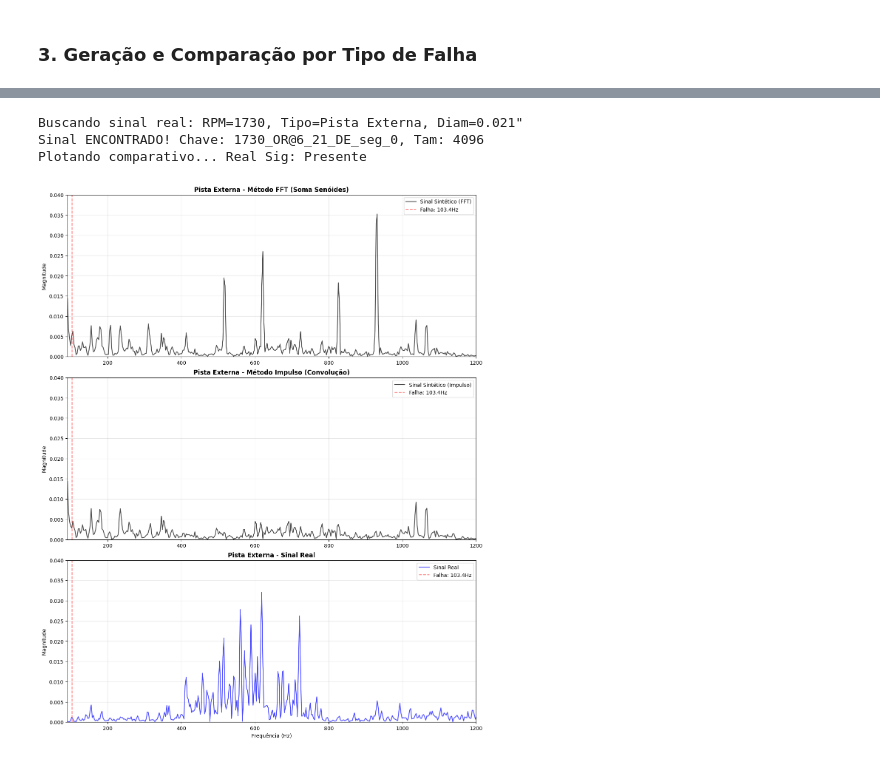
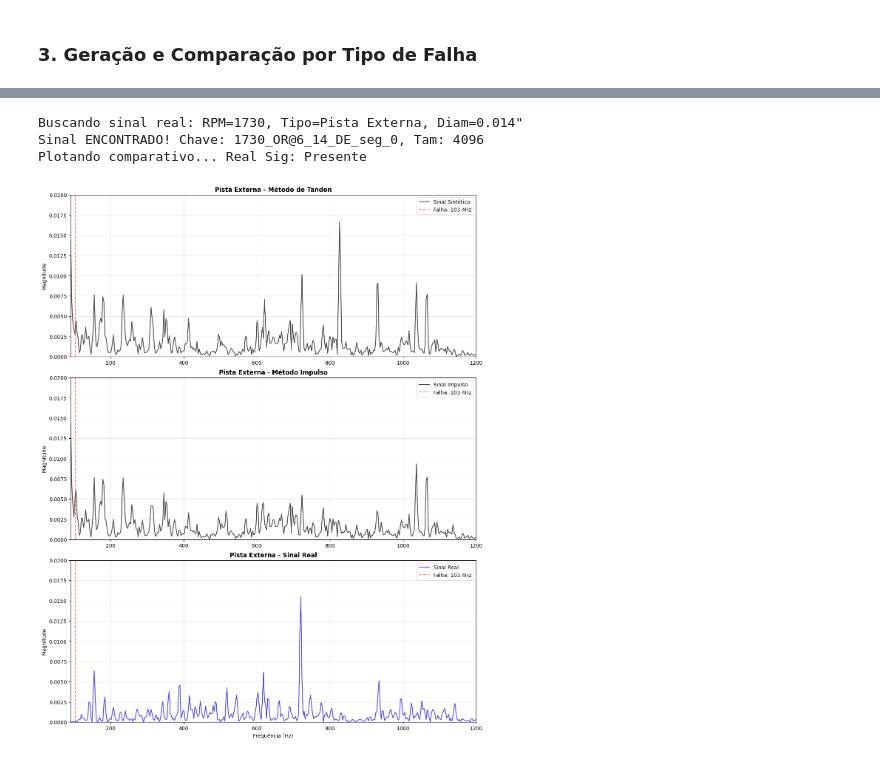
Before and after one commit to ViniciusTomsic/TCC, a Jupyter notebook: notebooks/compare_synthetic_methods.ipynb, the cells around one changed output, grey strips where cells are left out. Drawn from its saved outputs; the diff is of its cells as text; code cells hidden in the pictures.

Commit message:
feat: Add notebooks for comparing FFT and impulse-based synthetic fault signal generation methods and for general SAM analysis, incorporating a new low-pass filter.

```diff
--- a/notebooks/compare_synthetic_methods.ipynb
+++ b/notebooks/compare_synthetic_methods.ipynb
@@ -69,7 +69,7 @@ def plot_comparison(fault_name, sig_fft_comb, sig_impulse_comb, characteristic_f
     if "Esfera" in fault_name or "Ball" in fault_name:
         y_max = 0.020
     else:
-        y_max = 0.040
+        y_max = 0.020
 
     # Função interna para processar FFT com o novo filtro
     def calc_fft_and_process(sig):
@@ -100,17 +100,17 @@ def plot_comparison(fault_name, sig_fft_comb, sig_impulse_comb, characteristic_f
 
     # Plot 1: Método FFT
     x1, y1 = calc_fft_and_process(sig_fft_comb)
-    axes[0].plot(x1, y1, color='black', alpha=0.7, label='Sinal Sintético (FFT)')
+    axes[0].plot(x1, y1, color='black', alpha=0.7, label='Sinal Sintético')
     if characteristic_freq:
         axes[0].axvline(x=characteristic_freq, color='red', linestyle='--', alpha=0.5, label=f'Falha: {characteristic_freq:.1f}Hz')
-    setup_axis(axes[0], f"{fault_name} - Método FFT (Soma Senóides)")
+    setup_axis(axes[0], f"{fault_name} - Método de Tandon")
 
     # Plot 2: Método Impulso
     x2, y2 = calc_fft_and_process(sig_impulse_comb)
-    axes[1].plot(x2, y2, color='black', alpha=0.7, label='Sinal Sintético (Impulso)')
+    axes[1].plot(x2, y2, color='black', alpha=0.7, label='Sinal Impulso')
     if characteristic_freq:
         axes[1].axvline(x=characteristic_freq, color='red', linestyle='--', alpha=0.5, label=f'Falha: {characteristic_freq:.1f}Hz')
-    setup_axis(axes[1], f"{fault_name} - Método Impulso (Convolução)")
+    setup_axis(axes[1], f"{fault_name} - Método Impulso")
 
     # Plot 3: Sinal Real (Opcional)
     if sig_real is not None:
@@ -155,7 +153,7 @@ Geração concluída. Total de 4 segmentos de treino.
 # --- Pista Externa ---
 
 # 1. Gerar FFT Method
-spec_outer = bu.calcular_espectro_outer_race(fault_diameter_mm=0.5, rpm=RPM, K=0.05) # Ajuste K para ficar comparável se necessário
+spec_outer = bu.calcular_espectro_outer_race(fault_diameter_mm=0.3556, rpm=1730, K=0.02) # Ajuste K para ficar comparável se necessário
 sig_outer_gen = gsd.synthesize_time_signal(spec_outer, duration=duration, fs=FS)
 # Ajuste de tamanho
 sig_outer_gen = sig_outer_gen[:n] if len(sig_outer_gen) > n else np.pad(sig_outer_gen, (0, n - len(sig_outer_gen)))
@@ -167,48 +165,48 @@ final_outer_imp = row_outer['sinal_final']
 final_outer_imp_pure = row_outer['sinal_puro']
 
 # Calculate char freq
-coeffs_out = bu.calculate_tandon_coefficients(fault_diameter_mm=0.0, rpm=RPM, fault_type='outer')
+coeffs_out = bu.calculate_tandon_coefficients(fault_diameter_mm=0.3556, rpm=1730, fault_type='outer')
 freq_out = coeffs_out['frequencies']['defect_freq_hz']
 
 
 # 3. Pegar Real Signal
 real_sig = None
-target_diam = '0.021"'
+target_diam = '0.014"'
 target_fault = 'Pista Externa'
 target_rpm = RPM
 
 print(f"Buscando sinal real: RPM={target_rpm}, Tipo={target_fault}, Diam={target_diam}")
 
 for key, df_seg in ssd.dicionario_teste.items():
     try:
         # Casting para evitar erros de tipos (numpy int vs int, etc)
         meta_rpm = int(df_seg['rotacao_rpm'].iloc[0])
         meta_type = str(df_seg['tipo_falha'].iloc[0])
         meta_diam = str(df_seg['diametro_falha'].iloc[0])
 
         if meta_rpm == int(target_rpm) and meta_type == target_fault and meta_diam == target_diam:
             real_sig = df_seg['amplitude'].values
             print(f"Sinal ENCONTRADO! Chave: {key}, Tam: {len(real_sig)}")
 
             # Adjust size
             if len(real_sig) < n:
                  real_sig = np.pad(real_sig, (0, n - len(real_sig)))
             else:
                  real_sig = real_sig[:n]
             break
     except Exception as e:
         continue
 
 if real_sig is None:
     print(f"AVISO: Sinal real NÃO encontrado no dicionário!")
 
 print(f"Plotando comparativo... Real Sig: {'None' if real_sig is None else 'Presente'}")
 plot_comparison("Pista Externa", final_outer_fft, final_outer_imp, characteristic_freq=freq_out, sig_real=real_sig)
 # %% [output]
-Buscando sinal real: RPM=1730, Tipo=Pista Externa, Diam=0.021"
-Sinal ENCONTRADO! Chave: 1730_OR@6_21_DE_seg_0, Tam: 4096
+Buscando sinal real: RPM=1730, Tipo=Pista Externa, Diam=0.014"
+Sinal ENCONTRADO! Chave: 1730_OR@6_14_DE_seg_0, Tam: 4096
 Plotando comparativo... Real Sig: Presente
-[figure, old version]
+[figure, new version]
 # %%
 # --- Pista Interna ---
 
```
Also changed, not shown: parts of 4 cells of this notebook, 4 other files.
